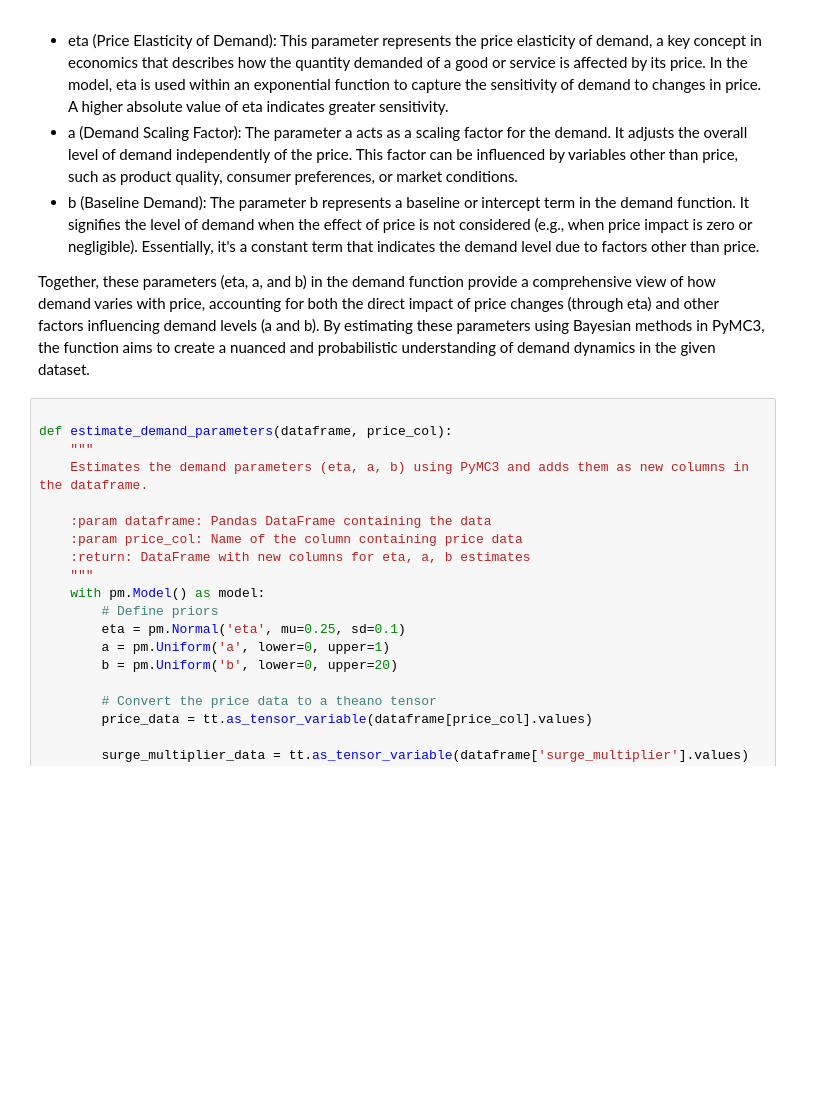
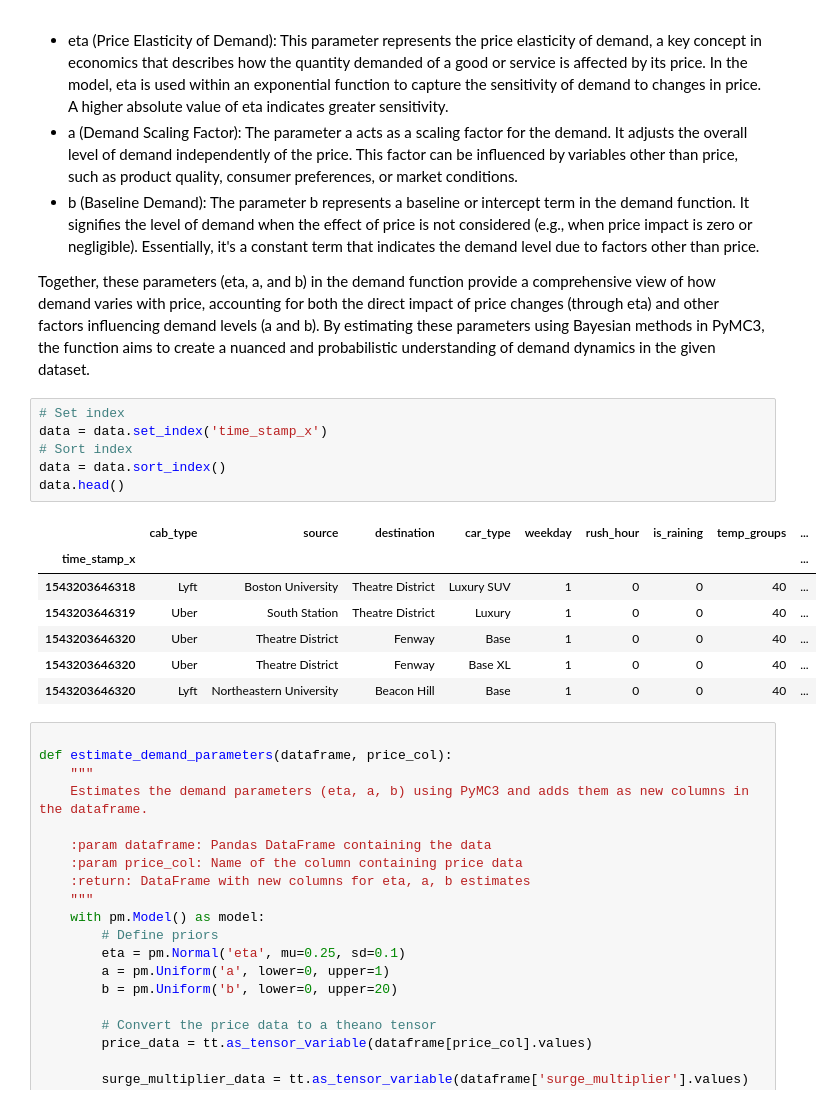
Before and after one commit to emekaamadi/Dynamic_Project, a Jupyter notebook: Modeling/dynamic_modeling_demand.ipynb, the cells around one changed output. Saved outputs shown, nothing was run; the diff lists cells and outputs as text; blank space fills up the shorter version.

```diff
--- a/Modeling/dynamic_modeling_demand.ipynb
+++ b/Modeling/dynamic_modeling_demand.ipynb
@@ -104,6 +106,20 @@ In the code block, the demand function is defined as demand = a * pm.math.exp(-t
 - b (Baseline Demand): The parameter b represents a baseline or intercept term in the demand function. It signifies the level of demand when the effect of price is not considered (e.g., when price impact is zero or negligible). Essentially, it's a constant term that indicates the demand level due to factors other than price.
 
 Together, these parameters (eta, a, and b) in the demand function provide a comprehensive view of how demand varies with price, accounting for both the direct impact of price changes (through eta) and other factors influencing demand levels (a and b). By estimating these parameters using Bayesian methods in PyMC3, the function aims to create a nuanced and probabilistic understanding of demand dynamics in the given dataset.
+# %%
+# Set index
+data = data.set_index('time_stamp_x')
+# Sort index
+data = data.sort_index()
+data.head()
+# %% [output]
+|  | cab_type | source | destination | car_type | weekday | rush_hour | is_raining | temp_groups | ... |
+| time_stamp_x |  |  |  |  |  |  |  |  | ... |
+| 1543203646318 | Lyft | Boston University | Theatre District | Luxury SUV | 1 | 0 | 0 | 40 | ... |
+| 1543203646319 | Uber | South Station | Theatre District | Luxury | 1 | 0 | 0 | 40 | ... |
+| 1543203646320 | Uber | Theatre District | Fenway | Base | 1 | 0 | 0 | 40 | ... |
+| 1543203646320 | Uber | Theatre District | Fenway | Base XL | 1 | 0 | 0 | 40 | ... |
+| 1543203646320 | Lyft | Northeastern University | Beacon Hill | Base | 1 | 0 | 0 | 40 | ... |
 # %%
 
 def estimate_demand_parameters(dataframe, price_col):
```
Also changed, not shown: parts of 8 cells of this notebook, 4 other files.
